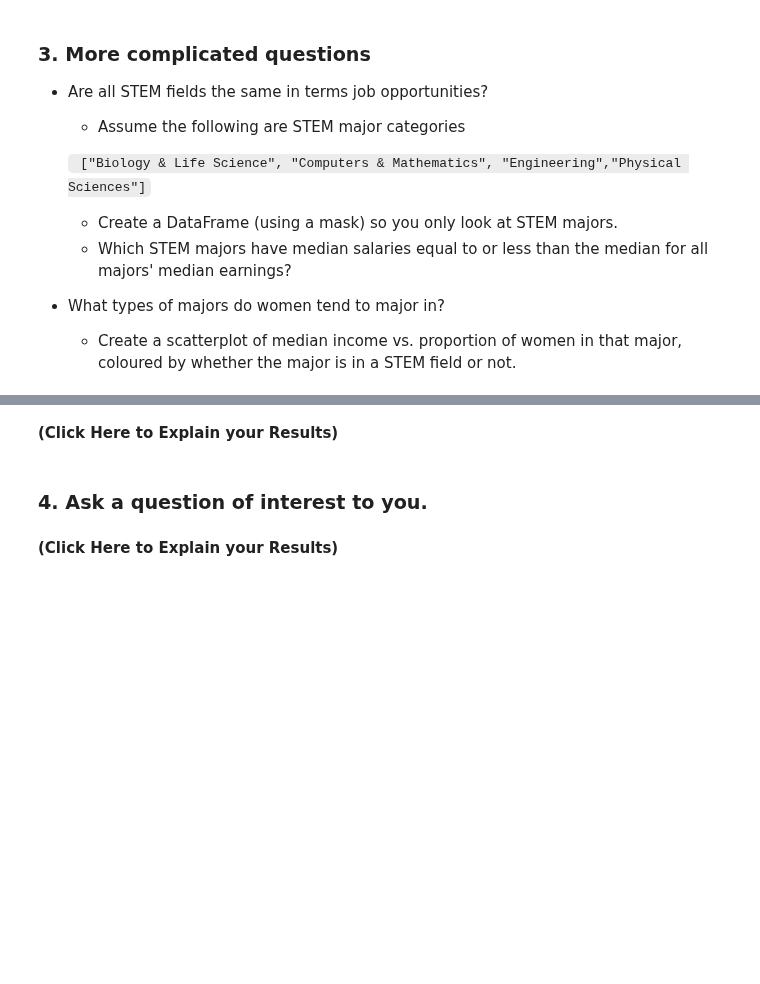
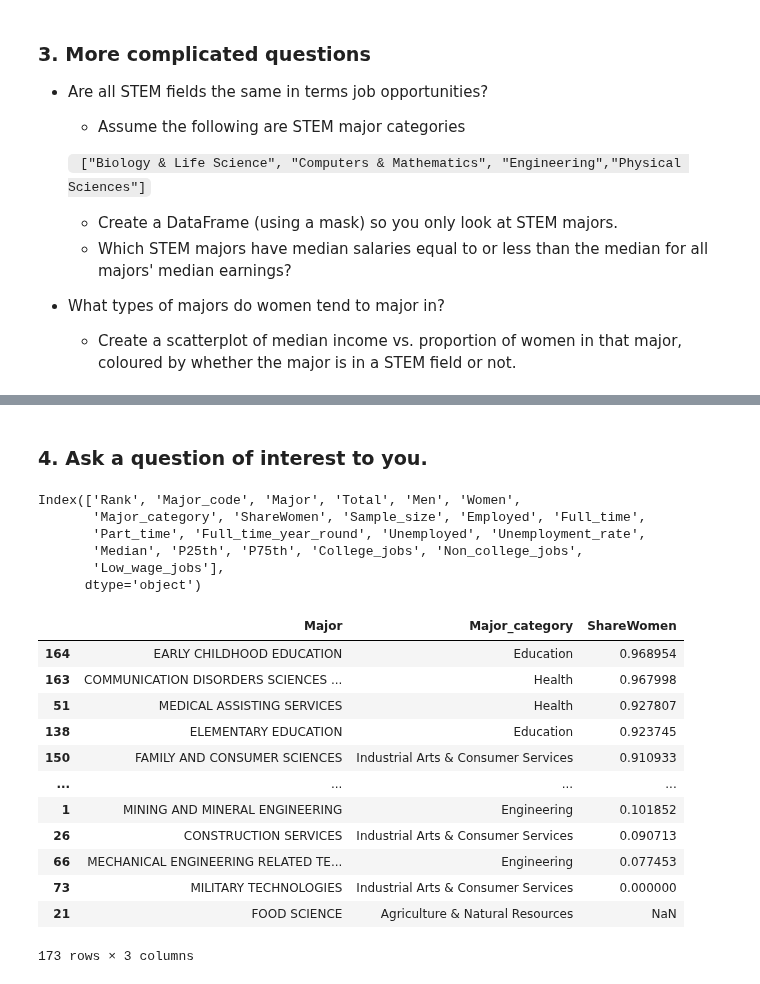
Before and after one commit to ehernandez0904/Data-101-Fall-2025, a Jupyter notebook: Day7/Day7-HW.ipynb, the cells around one changed output, grey strips where cells are left out. Cells and saved outputs as stored; diff of their text form; code cells hidden in the pictures; blank space fills up the shorter version.

```diff
--- a/Day7/Day7-HW.ipynb
+++ b/Day7/Day7-HW.ipynb
@@ -352,8 +423,30 @@ DF_raw[my_columns].groupby('Major_category').mean()
-# %% [markdown]
-**(Click Here to Explain your Results)**
 # %% [markdown]
 ### 4. Ask a question of interest to you.
+# %%
+DF_raw.columns
+# %% [output]
+Index(['Rank', 'Major_code', 'Major', 'Total', 'Men', 'Women',
+       'Major_category', 'ShareWomen', 'Sample_size', 'Employed', 'Full_time',
+       'Part_time', 'Full_time_year_round', 'Unemployed', 'Unemployment_rate',
+       'Median', 'P25th', 'P75th', 'College_jobs', 'Non_college_jobs',
+       'Low_wage_jobs'],
+      dtype='object')
 # %%
 #
-# %% [markdown]
-**(Click Here to Explain your Results)**
+# %%
+my_col = ['Major', 'Major_category','ShareWomen']
+DF_raw[my_col].sort_values(by='ShareWomen',ascending=False)
+# %% [output]
+|  | Major | Major_category | ShareWomen |
+| 164 | EARLY CHILDHOOD EDUCATION | Education | 0.968954 |
+| 163 | COMMUNICATION DISORDERS SCIENCES ... | Health | 0.967998 |
+| 51 | MEDICAL ASSISTING SERVICES | Health | 0.927807 |
+| 138 | ELEMENTARY EDUCATION | Education | 0.923745 |
+| 150 | FAMILY AND CONSUMER SCIENCES | Industrial Arts & Consumer Services | 0.910933 |
+| ... | ... | ... | ... |
+| 1 | MINING AND MINERAL ENGINEERING | Engineering | 0.101852 |
+| 26 | CONSTRUCTION SERVICES | Industrial Arts & Consumer Services | 0.090713 |
+| 66 | MECHANICAL ENGINEERING RELATED TE... | Engineering | 0.077453 |
+| 73 | MILITARY TECHNOLOGIES | Industrial Arts & Consumer Services | 0.000000 |
+| 21 | FOOD SCIENCE | Agriculture & Natural Resources | NaN |
+173 rows × 3 columns
```
Also changed, not shown: parts of 19 cells of this notebook.
